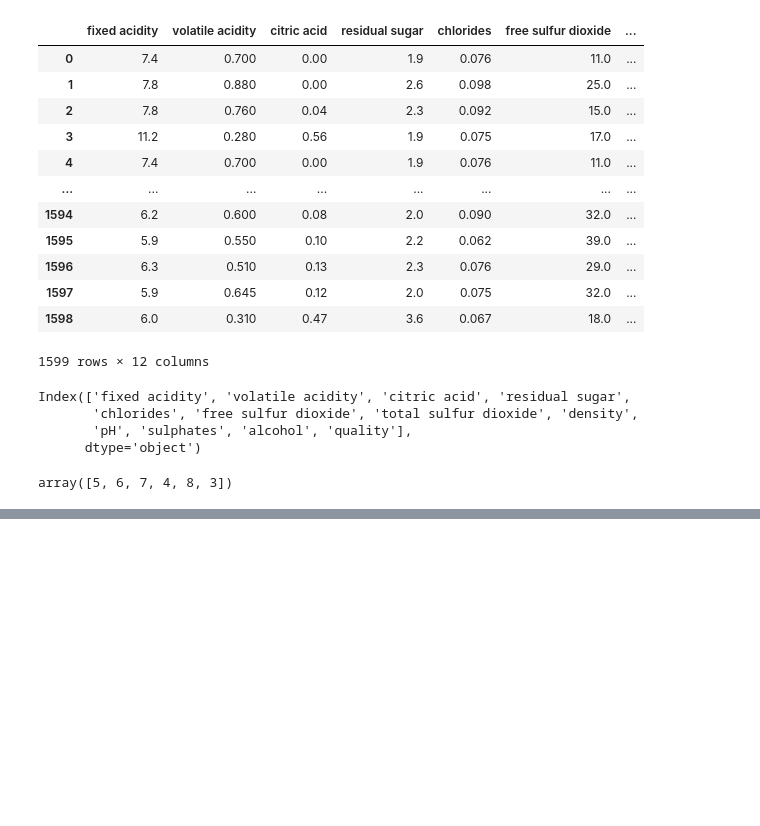
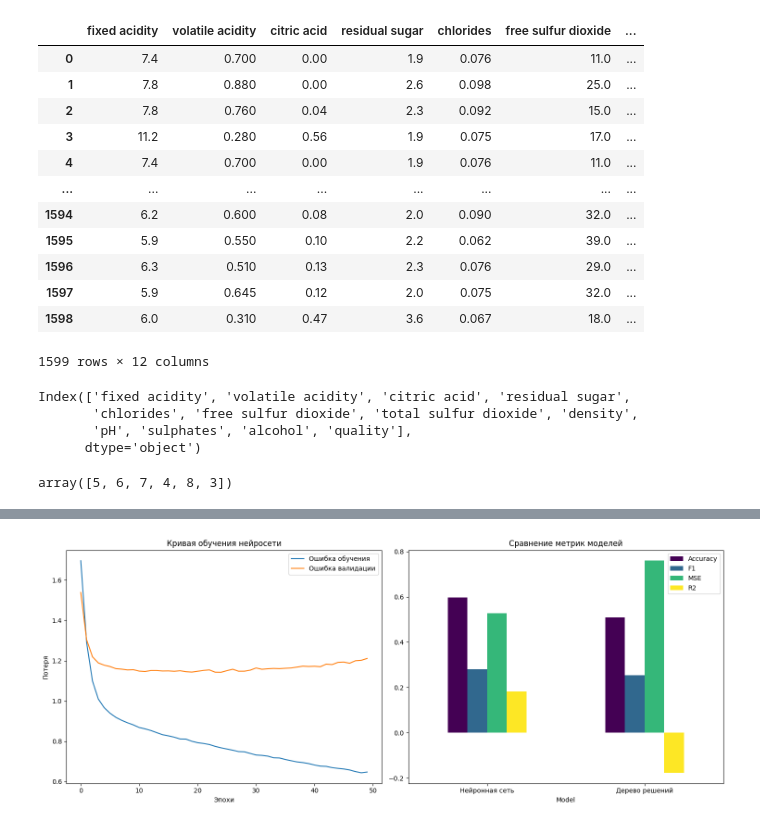
Before and after one commit to Alekseev53/ml_8sem, a Jupyter notebook: Лабораторная 4/ML Лабораторная №4 Алексеев Александр БПМ-21-3.ipynb, the cells around one changed output, grey strips where cells are left out. Cells and saved outputs as stored; diff of their text form; code cells hidden in the pictures; blank space fills up the shorter version.

```diff
--- a/Лабораторная 4/ML Лабораторная №4 Алексеев Александр БПМ-21-3.ipynb
+++ b/Лабораторная 4/ML Лабораторная №4 Алексеев Александр БПМ-21-3.ipynb
@@ -109,0 +141,32 @@ rosstro-velox.ru	TRUE"""
+# %%
+# Сбор результатов
+results = [
+    calculate_metrics(y_test, y_pred_nn, 'Нейронная сеть'),
+    calculate_metrics(y_test, y_pred_tree_test, 'Дерево решений')
+]
+# %%
+# Визуализация
+plt.figure(figsize=(15, 6))
+
+# График обучения нейросети
+plt.subplot(1, 2, 1)
+plt.plot(history.history['loss'], label='Ошибка обучения')
+plt.plot(history.history['val_loss'], label='Ошибка валидации')
+plt.title('Кривая обучения нейросети')
+plt.xlabel('Эпохи')
+plt.ylabel('Потеря')
+plt.legend()
+
+# Сравнение метрик
+metrics_df = pd.DataFrame(results).set_index('Model')
+plt.subplot(1, 2, 2)
+metrics_df[['Accuracy', 'F1', 'MSE', 'R2']].plot(kind='bar',
+                                                ax=plt.gca(),
+                                                colormap='viridis')
+plt.title('Сравнение метрик моделей')
+plt.xticks(rotation=0)
+plt.legend(loc='upper right')
+plt.tight_layout()
+plt.show()
+# %% [output]
+[figure, added]
```
Also changed, not shown: parts of 17 cells of this notebook, 12 other files.
